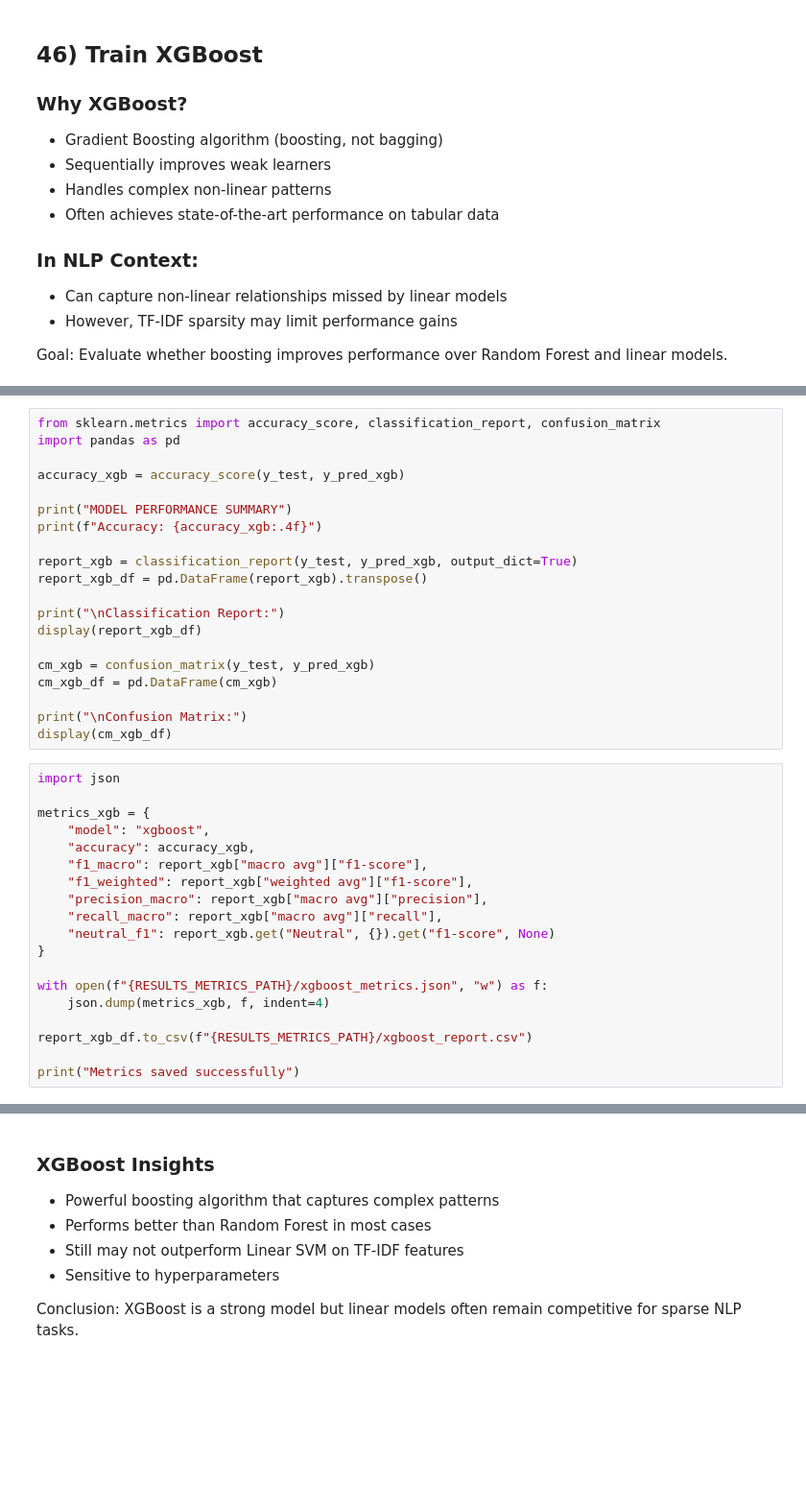
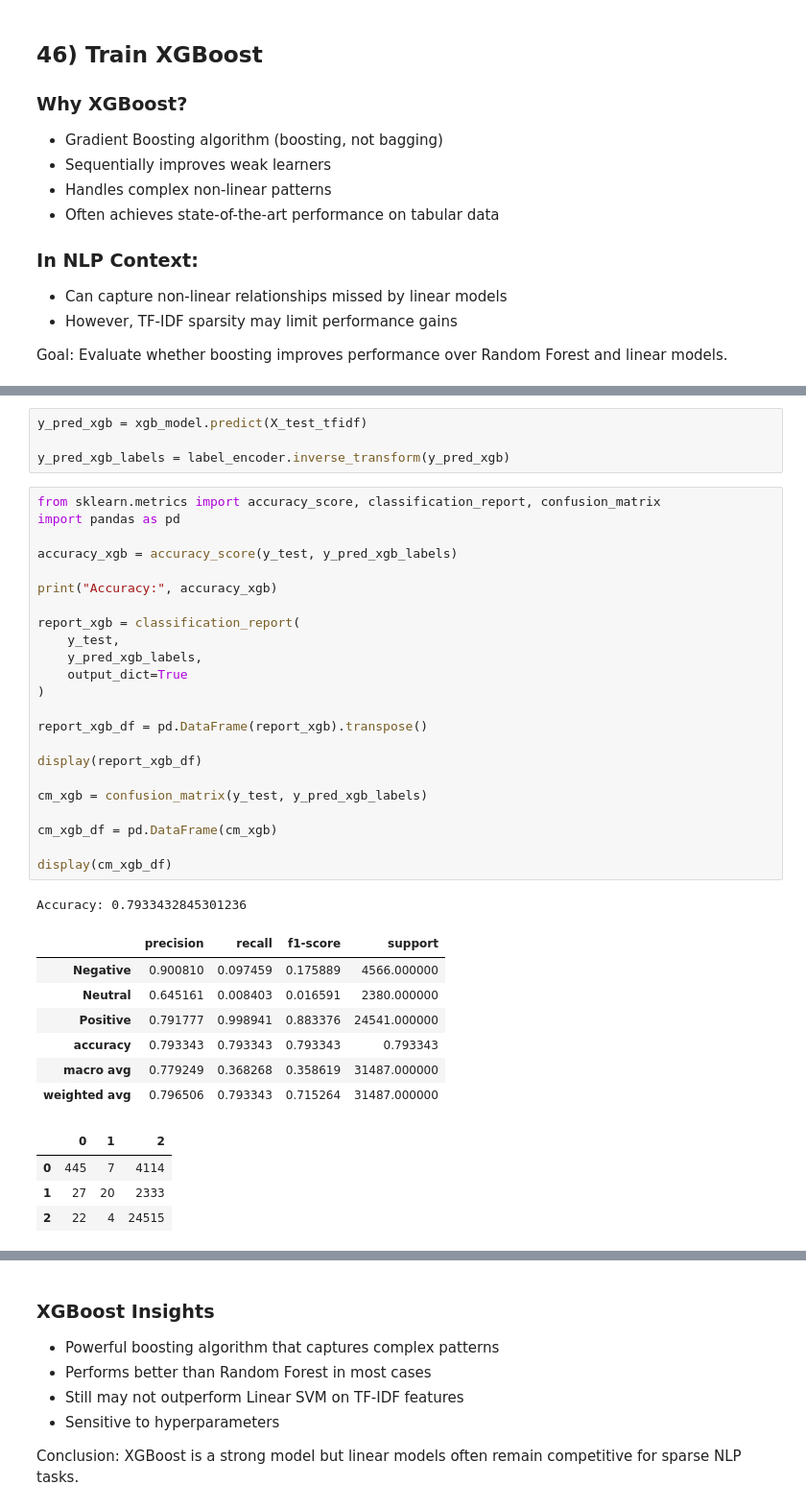
Before and after one commit to yashvardhanshah/AI-Customer-Review-Intelligence-System, a Jupyter notebook: notebooks/03_ml_models.ipynb, the cells around one changed output, grey strips where cells are left out. Shown at 96% size. Saved outputs shown, nothing was run; the diff lists cells and outputs as text; blank space fills up the shorter version.

```diff
--- a/notebooks/03_ml_models.ipynb
+++ b/notebooks/03_ml_models.ipynb
@@ -1485,40 +1465,41 @@ print("Predictions generated successfully")
 # %%
-from sklearn.metrics import accuracy_score, classification_report, confusion_matrix
-import pandas as pd
+y_pred_xgb = xgb_model.predict(X_test_tfidf)
 
-accuracy_xgb = accuracy_score(y_test, y_pred_xgb)
-
-print("MODEL PERFORMANCE SUMMARY")
-print(f"Accuracy: {accuracy_xgb:.4f}")
-
-report_xgb = classification_report(y_test, y_pred_xgb, output_dict=True)
-report_xgb_df = pd.DataFrame(report_xgb).transpose()
-
-print("\nClassification Report:")
-display(report_xgb_df)
-
-cm_xgb = confusion_matrix(y_test, y_pred_xgb)
-cm_xgb_df = pd.DataFrame(cm_xgb)
-
-print("\nConfusion Matrix:")
-display(cm_xgb_df)
+y_pred_xgb_labels = label_encoder.inverse_transform(y_pred_xgb)
 # %%
-import json
+from sklearn.metrics import accuracy_score, classification_report, confusion_matrix
+import pandas as pd
 
-metrics_xgb = {
-    "model": "xgboost",
-    "accuracy": accuracy_xgb,
-    "f1_macro": report_xgb["macro avg"]["f1-score"],
-    "f1_weighted": report_xgb["weighted avg"]["f1-score"],
-    "precision_macro": report_xgb["macro avg"]["precision"],
-    "recall_macro": report_xgb["macro avg"]["recall"],
-    "neutral_f1": report_xgb.get("Neutral", {}).get("f1-score", None)
-}
+accuracy_xgb = accuracy_score(y_test, y_pred_xgb_labels)
 
-with open(f"{RESULTS_METRICS_PATH}/xgboost_metrics.json", "w") as f:
-    json.dump(metrics_xgb, f, indent=4)
+print("Accuracy:", accuracy_xgb)
 
-report_xgb_df.to_csv(f"{RESULTS_METRICS_PATH}/xgboost_report.csv")
+report_xgb = classification_report(
+    y_test,
+    y_pred_xgb_labels,
+    output_dict=True
+)
 
-print("Metrics saved successfully")
+report_xgb_df = pd.DataFrame(report_xgb).transpose()
+
+display(report_xgb_df)
+
+cm_xgb = confusion_matrix(y_test, y_pred_xgb_labels)
+
+cm_xgb_df = pd.DataFrame(cm_xgb)
+
+display(cm_xgb_df)
+# %% [output]
+Accuracy: 0.7933432845301236
+|  | precision | recall | f1-score | support |
+| Negative | 0.900810 | 0.097459 | 0.175889 | 4566.000000 |
+| Neutral | 0.645161 | 0.008403 | 0.016591 | 2380.000000 |
+| Positive | 0.791777 | 0.998941 | 0.883376 | 24541.000000 |
+| accuracy | 0.793343 | 0.793343 | 0.793343 | 0.793343 |
+| macro avg | 0.779249 | 0.368268 | 0.358619 | 31487.000000 |
+| weighted avg | 0.796506 | 0.793343 | 0.715264 | 31487.000000 |
+|  | 0 | 1 | 2 |
+| 0 | 445 | 7 | 4114 |
+| 1 | 27 | 20 | 2333 |
+| 2 | 22 | 4 | 24515 |
 # %%
```
Also changed, not shown: parts of 45 cells of this notebook, 33 other files.
